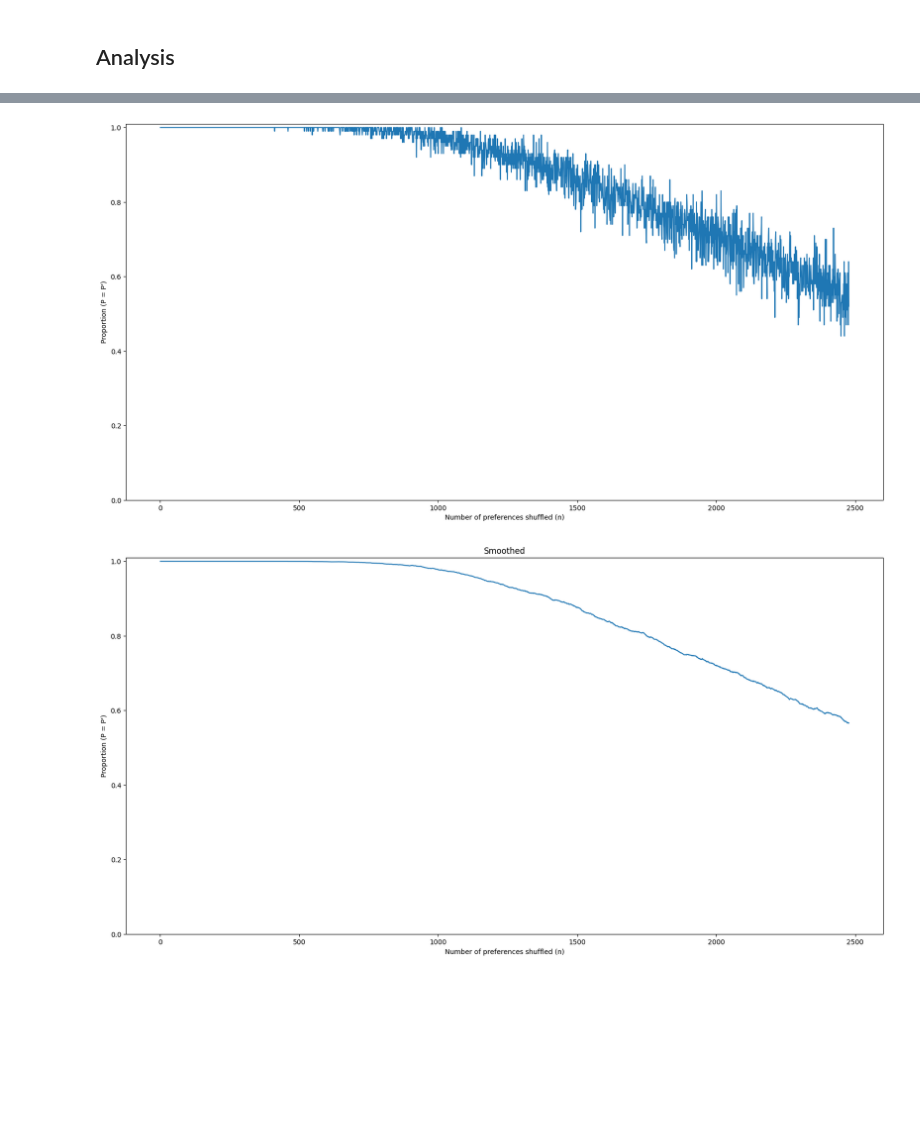
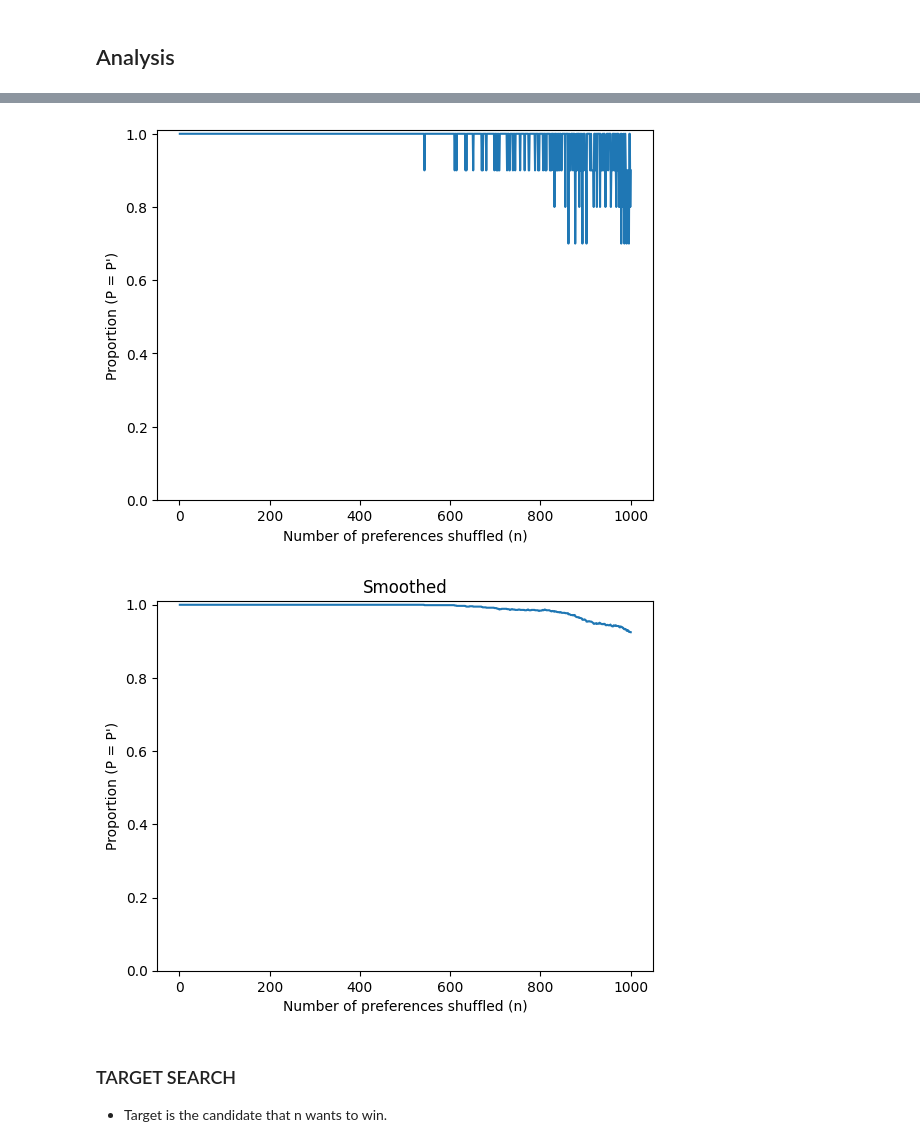
Before and after one commit to CIA41998/csc-assignment3, a Jupyter notebook: main.ipynb, the cells around one changed output, grey strips where cells are left out. Cells and saved outputs as stored; diff of their text form; code cells hidden in the pictures; blank space fills up the shorter version.

Commit message:
target search added

```diff
--- a/main.ipynb
+++ b/main.ipynb
@@ -262,22 +315,24 @@ print("Results saved to {}".format(csv_file_path))
 # %%
-df = pd.read_csv('results.csv')
+# DARW PLOTS
+df = pd.read_csv('results_random.csv')
 
-plt.figure(figsize=(20, 10))
-proportions = df.groupby('n')['Match'].mean()
+proportions = df.groupby('n')['match'].mean()
 proportions.plot(kind='line')
 plt.xlabel('Number of preferences shuffled (n)')
 plt.ylabel("Proportion (P = P')")
 plt.ylim(0, 1.01)
 plt.show()
 
-plt.figure(figsize=(20, 10))
 smoothed_proportions = proportions.rolling(window=100, min_periods=1).mean()
 smoothed_proportions.plot(kind='line')
 plt.xlabel('Number of preferences shuffled (n)')
 plt.ylabel("Proportion (P = P')")
 plt.ylim(0, 1.01)
 plt.title('Smoothed')
 plt.show()
 # %% [output]
-[figure, old version]
+[figure, new version]
-[figure, old version]
+[figure, new version]
+# %% [markdown]
+### TARGET SEARCH
+- Target is the candidate that n wants to win.
```
Also changed, not shown: parts of 24 cells of this notebook, 4 other files.
